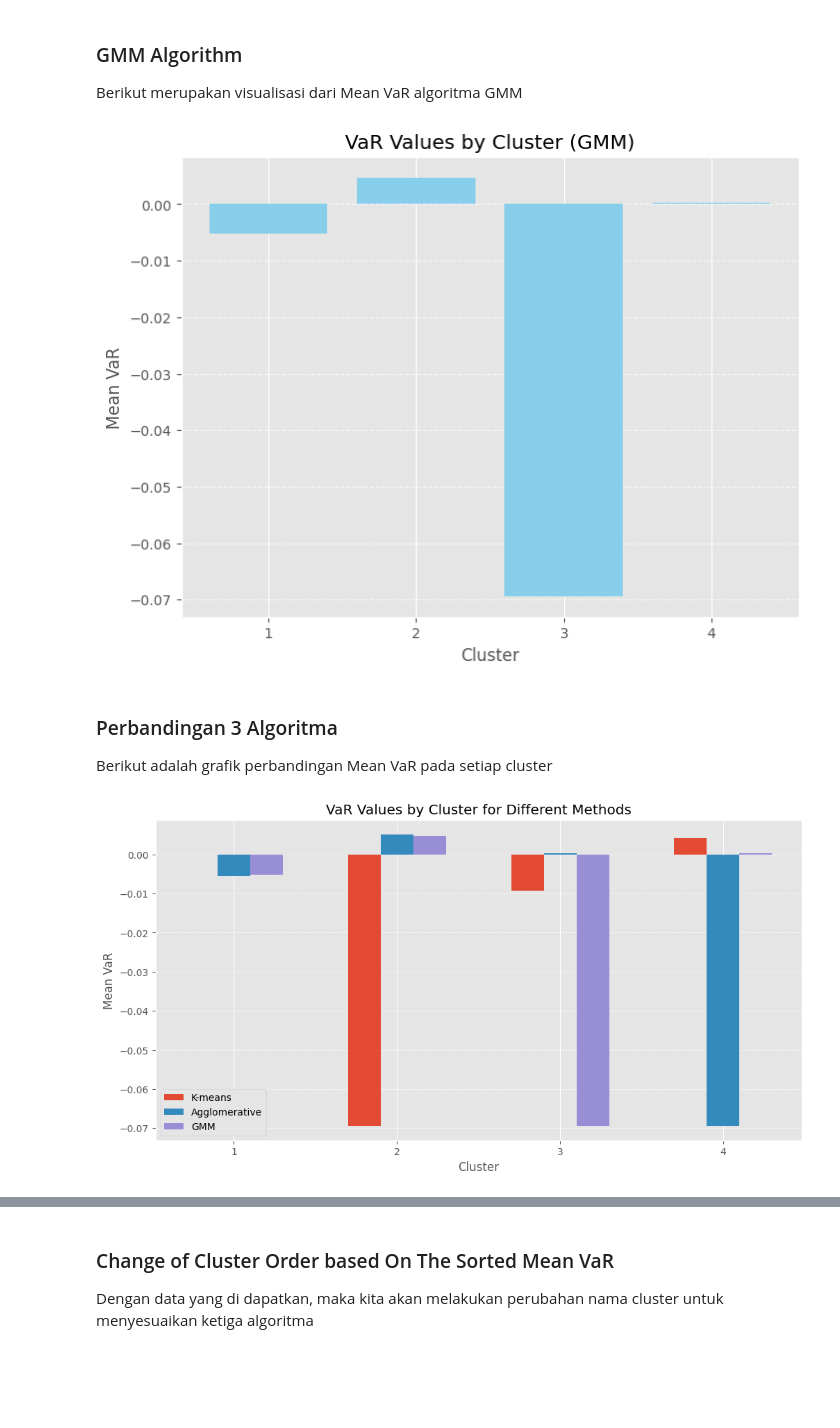
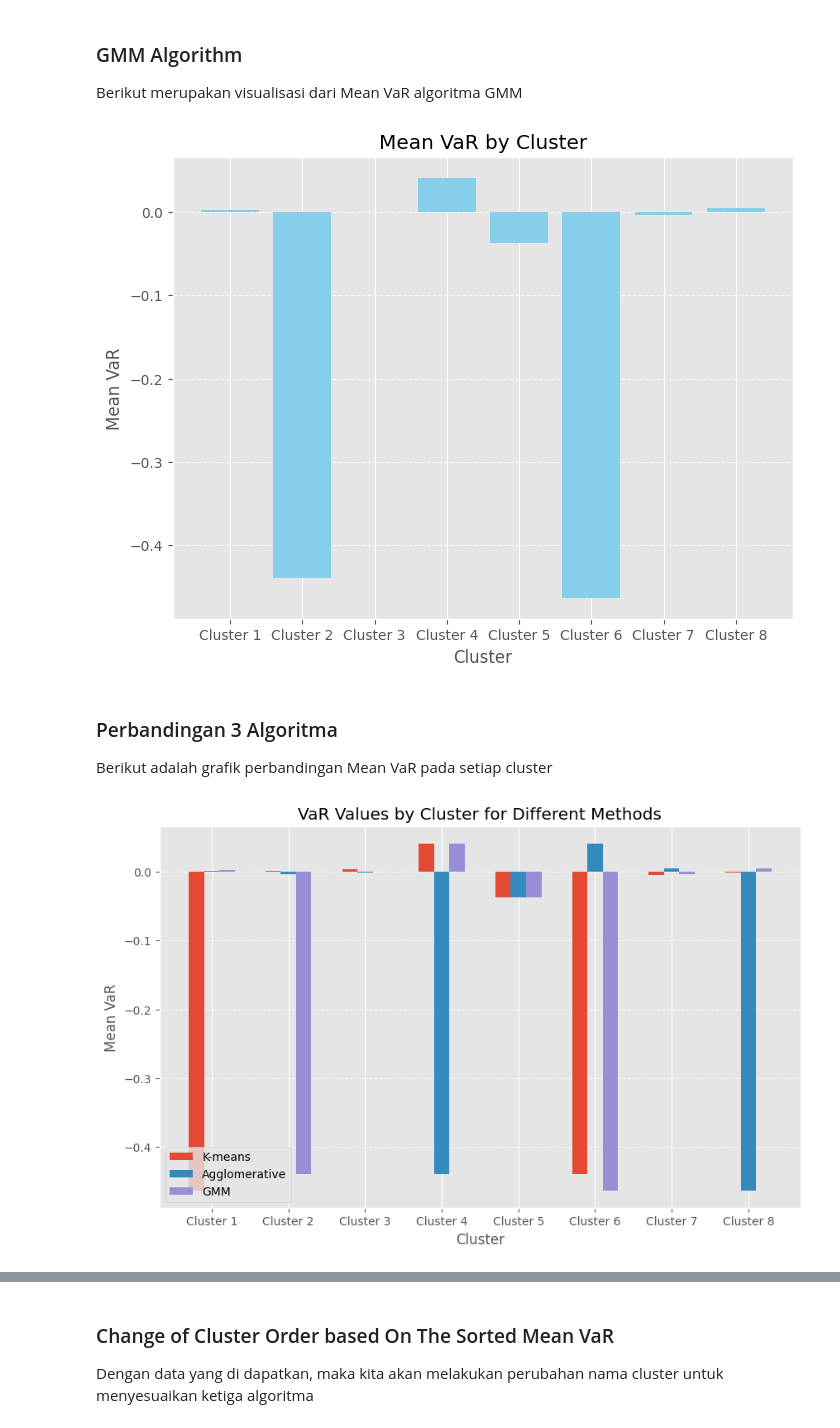
Before and after one commit to njabdullah/Clustering-Stocks-Based-on-VaR, a Jupyter notebook: ClustringPortofolio.ipynb, the cells around one changed output, grey strips where cells are left out. Saved outputs shown, nothing was run; the diff lists cells and outputs as text; code cells hidden in the pictures; blank space fills up the shorter version.

Commit message:
revision: interpolate, add more cluster

```diff
--- a/ClustringPortofolio.ipynb
+++ b/ClustringPortofolio.ipynb
@@ -447,18 +453,17 @@ ACST  0.002911        3   ACST
 ### **GMM Algorithm**
 Code dibawah berguna untuk melakukan implementasi dari algoritma GMM dalam melakukan Clustering
 # %%
-from sklearn.mixture import GaussianMixture
+
 
 # Standardize the data
 scaler_gmm = StandardScaler()
 var_data_standardized_gmm = scaler_gmm.fit_transform(np.array(value_at_risk).reshape(-1, 1))
 
-K_gmm = 4  # Jumlah cluster yang diinginkan
+K_gmm = 8
 
 # Perform GMM Clustering
 gmm_cluster = GaussianMixture(n_components=K_gmm, random_state=42)
 clusters_gmm = gmm_cluster.fit_predict(var_data_standardized_gmm)
-
 clusters_gmm = clusters_gmm + 1
 
 # Display the resulting clusters
@@ -534,15 +544,21 @@ print(newstockslist_gmm)
 Code di bawah melakukan penunjukan data dari 25 saham per cluster yang telah terpilih
 # %%
 newclusters_gmm = newstockslist_gmm['Cluster'].unique()
+num_clusters_gmm = len(newclusters_gmm)
 
-# Define colors for each cluster
-colors = ['red', 'blue', 'green', 'orange']
+# Menggunakan palet warna berurutan dari Matplotlib
+color_palette_gmm = plt.cm.tab10(np.linspace(0, 1, num_clusters_gmm))
 
-# Plotting the graph for each cluster
+# Plotting the graph for each cluster with a consistent color palette
 plt.figure(figsize=(8, 6))
 for i, cluster in enumerate(newclusters_gmm):
     cluster_data_gmm = newstockslist_gmm[newstockslist_gmm['Cluster'] == cluster]
-    plt.scatter(cluster_data_gmm['VaR'], expected_means[cluster_data_gmm.index], color=colors[i], label=f'Cluster {cluster}')
+    plt.scatter(
+        cluster_data_gmm['VaR'],
+        expected_means[cluster_data_gmm.index],
+        color=color_palette_gmm[i],  # Menggunakan warna dari palet berdasarkan indeks cluster
+        label=f'Cluster {cluster}'
+    )
 
 plt.title('VaR vs. Expected Value by Cluster')
 plt.xlabel('Value at Risk (VaR)')
@@ -631,52 +648,50 @@ plt.show()
 Berikut merupakan visualisasi dari Mean VaR algoritma GMM
 # %%
 grouped_df_gmm = result_df_gmm.groupby('Cluster')['VaR'].mean().reset_index()
+cluster_labels_gmm = [f'Cluster {label}' for label in grouped_df_gmm['Cluster']]
 
 # Create a bar plot
 plt.figure(figsize=(8, 6))
-plt.bar(grouped_df_gmm['Cluster'], grouped_df_gmm['VaR'], color='skyblue')
+plt.bar(cluster_labels_gmm, grouped_df_gmm['VaR'], color='skyblue')
 plt.xlabel('Cluster')
 plt.ylabel('Mean VaR')
-plt.title('VaR Values by Cluster (GMM)')
-plt.xticks(grouped_df_gmm['Cluster'])
+plt.title('Mean VaR by Cluster')
+plt.xticks(cluster_labels_gmm)  # Menggunakan label yang baru
 plt.grid(axis='y', linestyle='--', alpha=0.7)
 
 # Show the plot
 plt.show()
 # %% [output]
-[figure, old version]
+[figure, new version]
 # %% [markdown]
 ### Perbandingan 3 Algoritma
 Berikut adalah grafik perbandingan Mean VaR pada setiap cluster
 # %%
-# Width of the bars
 bar_width = 0.2
 
-# Generate x-axis values for each cluster for each method
-x_kmeans = np.arange(len(grouped_df_kmeans))
-x_aglo = np.arange(len(grouped_df_aglo)) + bar_width
-x_gmm = np.arange(len(grouped_df_gmm)) + 2 * bar_width
+# Mengatur posisi cluster pada sumbu x
+x_clusters = np.arange(len(grouped_df_kmeans))
 
-plt.figure(figsize=(12, 6))
+plt.figure(figsize=(10, 6))
 
-# Bar plot for K-means
-plt.bar(x_kmeans, grouped_df_kmeans['VaR'], width=bar_width, label='K-means')
+# Bar plot untuk K-means
+plt.bar(x_clusters - bar_width, grouped_df_kmeans['VaR'], width=bar_width, label='K-means')
 
-# Bar plot for Agglomerative clustering
-plt.bar(x_aglo, grouped_df_aglo['VaR'], width=bar_width, label='Agglomerative')
+# Bar plot untuk Agglomerative clustering
+plt.bar(x_clusters, grouped_df_aglo['VaR'], width=bar_width, label='Agglomerative')
 
-# Bar plot for GMM
-plt.bar(x_gmm, grouped_df_gmm['VaR'], width=bar_width, label='GMM')
+# Bar plot untuk GMM
+plt.bar(x_clusters + bar_width, grouped_df_gmm['VaR'], width=bar_width, label='GMM')
 
-# Set labels and title
+# Set labels dan title
 plt.xlabel('Cluster')
 plt.ylabel('Mean VaR')
 plt.title('VaR Values by Cluster for Different Methods')
-plt.xticks(np.arange(len(grouped_df_gmm)) + bar_width, grouped_df_gmm['Cluster'])
+plt.xticks(x_clusters, [f'Cluster {label}' for label in grouped_df_gmm['Cluster']])
 plt.legend()
 plt.grid(axis='y', linestyle='--', alpha=0.7)
 
-# Show the plot
+# Menampilkan plot
 plt.show()
 # %% [output]
-[figure, old version]
+[figure, new version]
```
Also changed, not shown: parts of 52 cells of this notebook.
